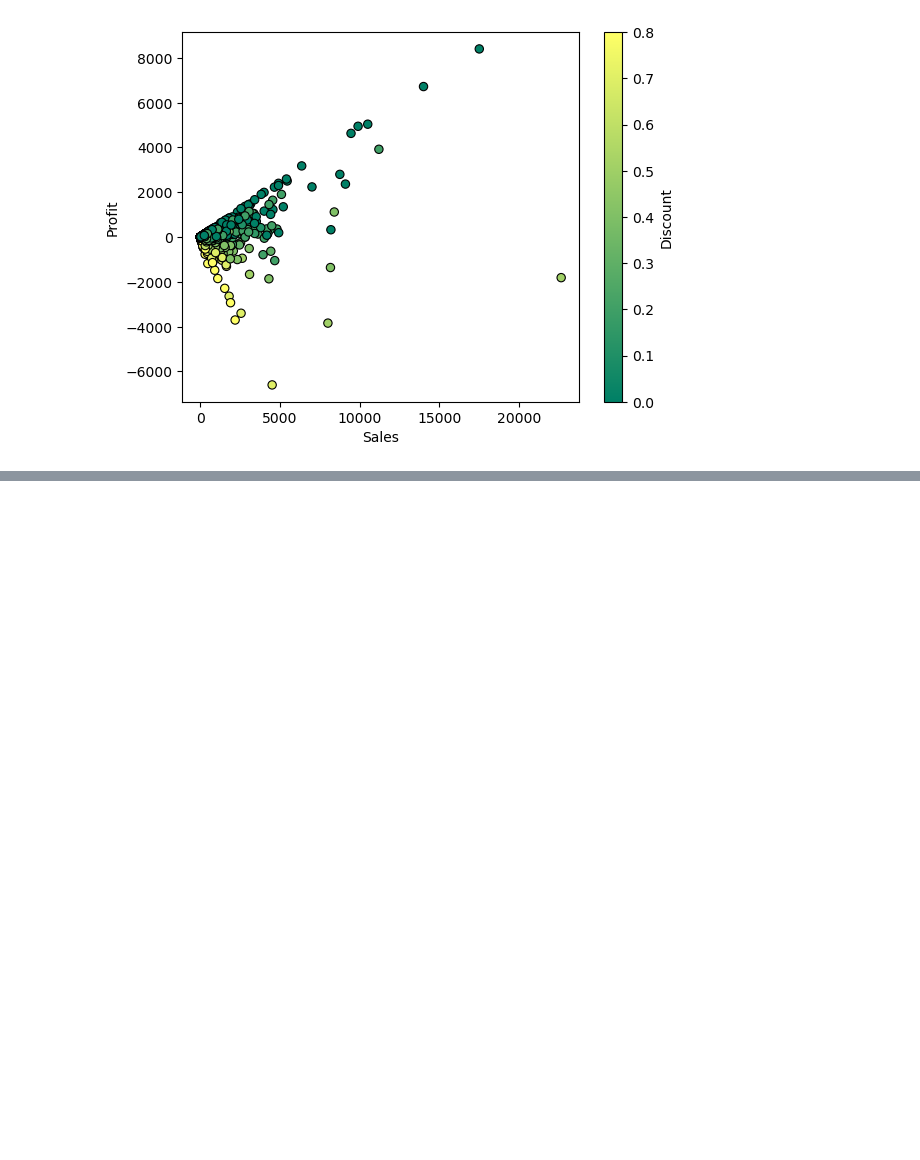
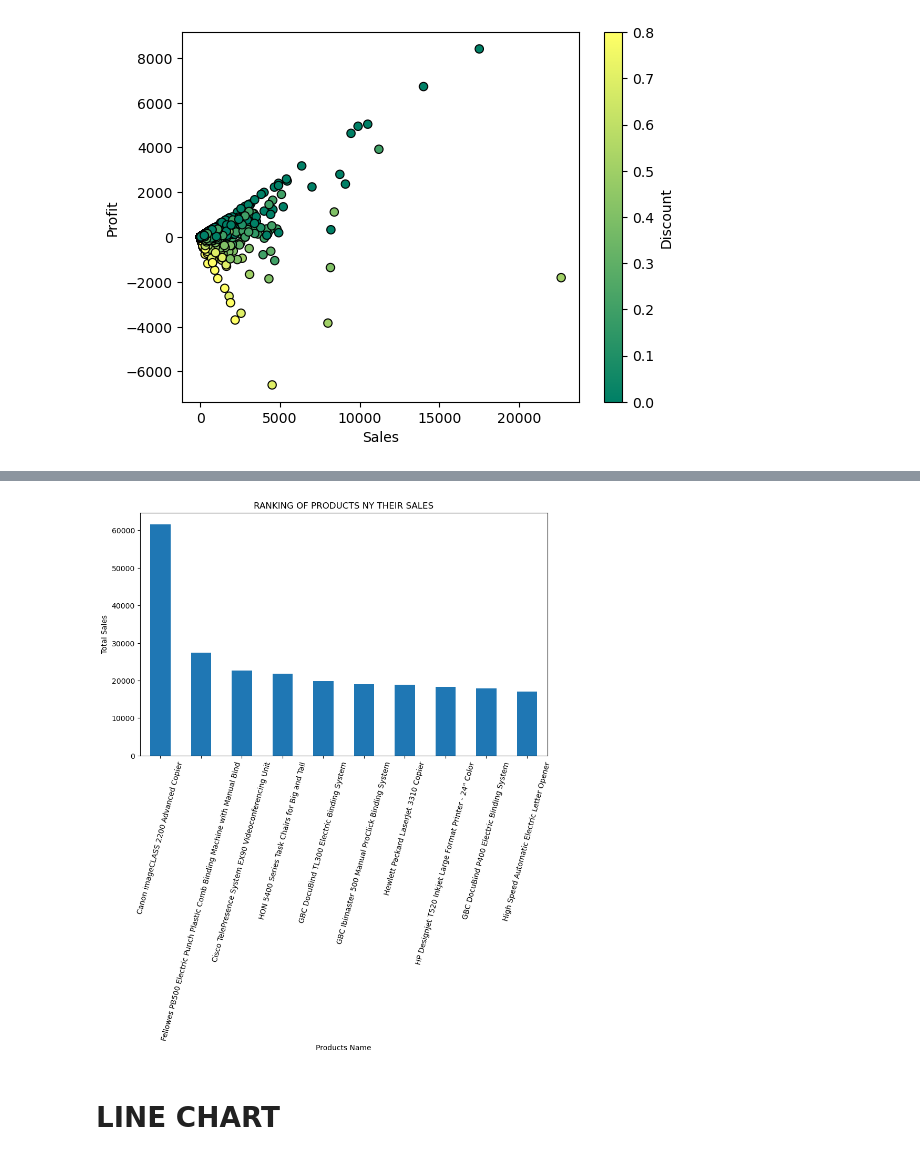
Before and after one commit to gituser9828/PYTHON-VISUALIZATION, a Jupyter notebook: BAR GRAPH.ipynb, the cells around one changed output, grey strips where cells are left out. Saved outputs shown, nothing was run; the diff lists cells and outputs as text; code cells hidden in the pictures; blank space fills up the shorter version.

```diff
--- a/BAR GRAPH.ipynb
+++ b/BAR GRAPH.ipynb
@@ -45,0 +74,14 @@ plt.show()
+# %%
+TOP_SELLING_PRODUCTS=SS.groupby("Product Name")["Sales"].sum().nlargest(10)
+# %%
+plt.figure(figsize=(10,6))
+TOP_SELLING_PRODUCTS.plot(kind="bar")
+plt.title("RANKING OF PRODUCTS NY THEIR SALES")
+plt.xlabel("Products Name")
+plt.ylabel("Total Sales")
+plt.xticks(rotation=75)
+plt.show()
+# %% [output]
+[figure, added]
+# %% [markdown]
+# LINE CHART
```
Also changed, not shown: parts of 4 cells of this notebook.
